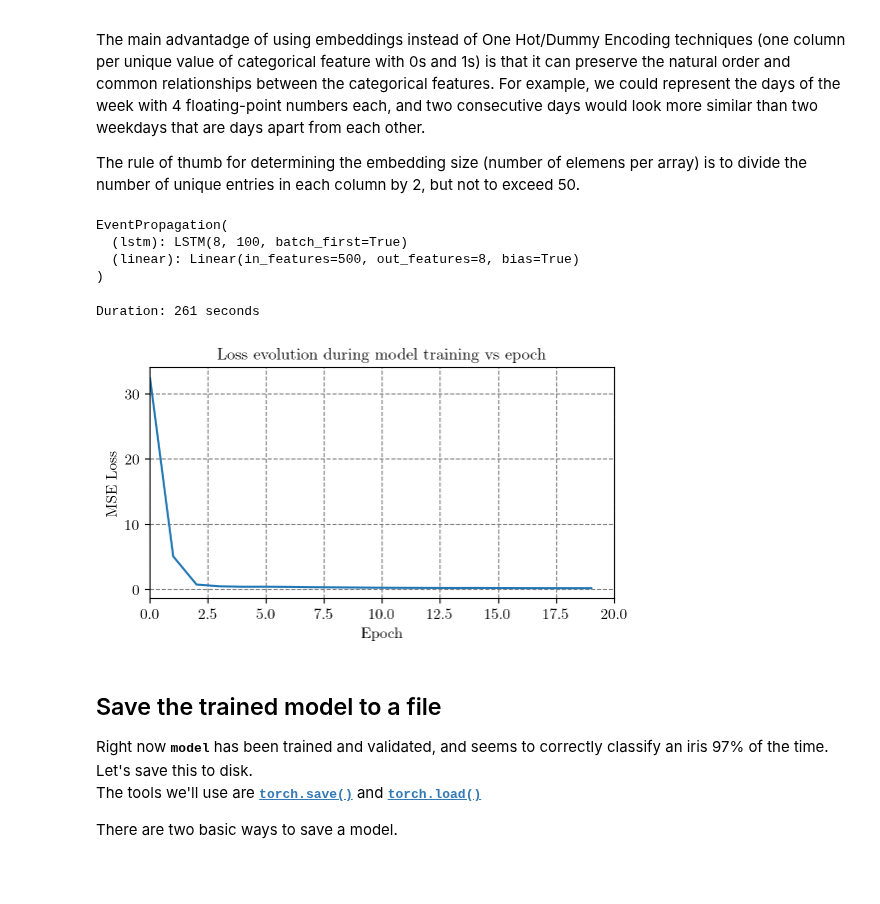
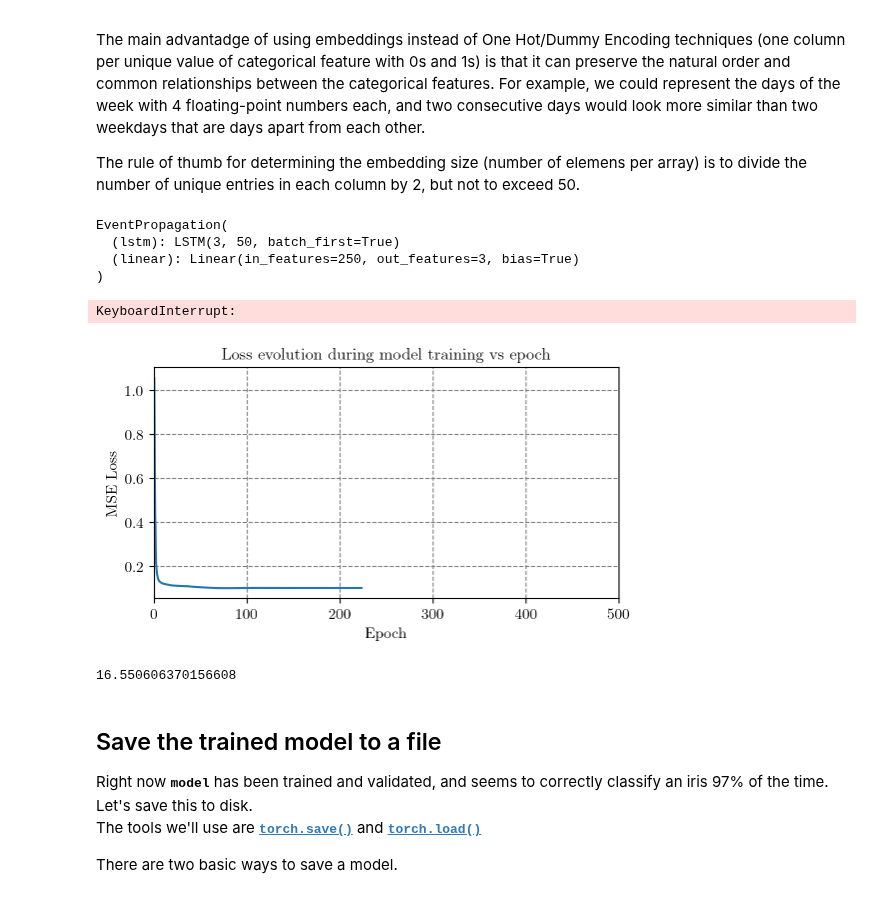
Before and after one commit to JJavierRosales/scapy, a Jupyter notebook: notebooks/rnn_time_series_forecasting.ipynb, the cells around one changed output. Drawn from its saved outputs; the diff is of its cells as text; code cells hidden in the pictures.

```diff
--- a/notebooks/rnn_time_series_forecasting.ipynb
+++ b/notebooks/rnn_time_series_forecasting.ipynb
@@ -57,9 +57,9 @@ df = eda.import_cdm_data(os.path.join(cwd,'data','esa-challenge','train_data_tra
 nb_cdms = df.groupby(['event_id']).count()['time_to_tca'].to_numpy(dtype=np.int16)
 
 # Define window size and number of events to forecast
-window_size = 5
+seq_length = 5
 events_to_forecast = 1
-min_cdms = window_size + events_to_forecast
+min_cdms = seq_length + events_to_forecast
 
 print(f'Events suitable for training (More than {min_cdms-1} CDMs): {np.sum(nb_cdms>=min_cdms)}'
       f' ({np.sum(nb_cdms>=min_cdms)/len(nb_cdms)*100:5.1f}%)')
@@ -270,21 +275,22 @@ for s in sequences:
 # %%
 # Instanciate model with required inputs.
 torch.manual_seed(42)
-model = EventPropagation(input_size = len(features),
-                         hidden_size = 100,
+model = rnn.EventPropagation(input_size = len(features),
+                         hidden_size = 50,
                          output_size = len(features),
                          seq_length = seq_length)
 
-# Define criterion and optimizer
+# Define criterion, optimizer, and scheduler (dynamic learning rate adapter)
 criterion = nn.MSELoss()
-optimizer = torch.optim.Adam(model.parameters(), lr=1e-1)
+optimizer = torch.optim.Adam(model.parameters(), lr=0.001)
+scheduler = torch.optim.lr_scheduler.ReduceLROnPlateau(optimizer, patience=10, factor=0.5)
 
 # Print model
-model
+print(model)
 # %% [output]
 EventPropagation(
-  (lstm): LSTM(8, 100, batch_first=True)
-  (linear): Linear(in_features=500, out_features=8, bias=True)
+  (lstm): LSTM(3, 50, batch_first=True)
+  (linear): Linear(in_features=250, out_features=3, bias=True)
 )
 # %%
 import time
@@ -292,26 +298,29 @@ start_time = time.time()
 
 # model.train()
 
-epochs = 200
-batch_size = 10000
+epochs = 500
+batch_size = 500
 
 # Initialize array of inf values for losses
 losses = np.ones(epochs)*np.inf
+lr = np.zeros(epochs)
 
 # Iterate over all remaining features to get the time series subsets
 t = trange(epochs, desc='Extracting sequences of time-series ...', leave=True)
 
 for e in t:
 
+    lr[e] = rnn.get_lr(optimizer)
+
     # Train model by passing n batches depending on the batch_size
-    batches = range(0, n_sequences, batch_size)
+    batches = range(0, len(inputs_train), batch_size)
     batch_losses = np.ones(len(batches))*np.inf
     for b, batch in enumerate(batches):
 
         # Get inputs and outputs for batch b
-        upper_limit = batch+batch_size if batch+batch_size<n_sequences else n_sequences
-        inputs_b  = inputs[batch:upper_limit]
-        outputs_b = outputs[batch:upper_limit]
+        upper_limit = batch+batch_size if batch+batch_size<len(inputs_train) else len(inputs_train)
+        inputs_b  = inputs_train[batch:upper_limit]
+        outputs_b = outputs_train[batch:upper_limit]
 
         # Reset Gradient from the optimizer (hidden and cell states)
         optimizer.zero_grad()
@@ -331,21 +340,28 @@ for e in t:
     losses[e] = batch_losses[-1]
 
     # Update progress bar
-    t.set_description(f'Training Conjunction Event Propagation model | MSE loss = {losses[e]:10.8f} ')
+    t.set_description(f'Training Conjunction Event Propagation model | Learning rate = {lr[e]:.2e} | MSE loss = {losses[e]:10.8f} ')
     t.refresh()
 
+    #if lr[e]<1e-6: break
+    scheduler.step(loss)
+
 print(f'\nDuration: {time.time() - start_time:.0f} seconds')
 # %% [output]
-Duration: 261 seconds
+KeyboardInterrupt:
 # %%
 # Plot loss evolution during training
 plt.figure(figsize=(6,3))
 plt.title(r'Loss evolution during model training vs epoch', fontsize=12)
-plt.plot(range(0,20), losses[:20])
-plt.xlim(0, 20)
+plt.plot(range(0,epochs), losses)
+plt.xlim(0, epochs)
 plt.ylabel('MSE Loss')
 plt.xlabel('Epoch')
 plt.grid(True, linestyle='--', c='grey')
 plt.show()
 # %% [output]
-[figure, old version]
+[figure, new version]
+# %%
+print(np.sqrt(0.15e7)/74)
+# %% [output]
+16.550606370156608
```
Also changed, not shown: parts of 10 cells of this notebook.
